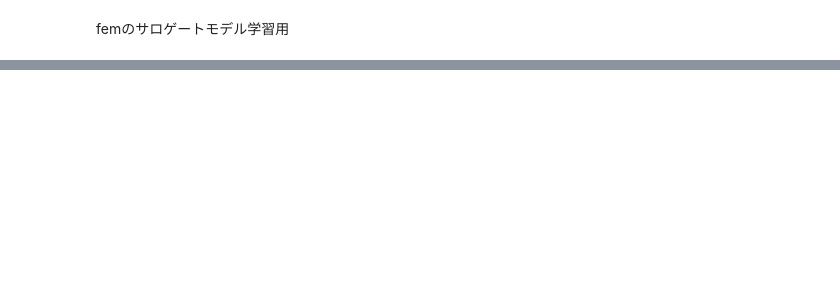
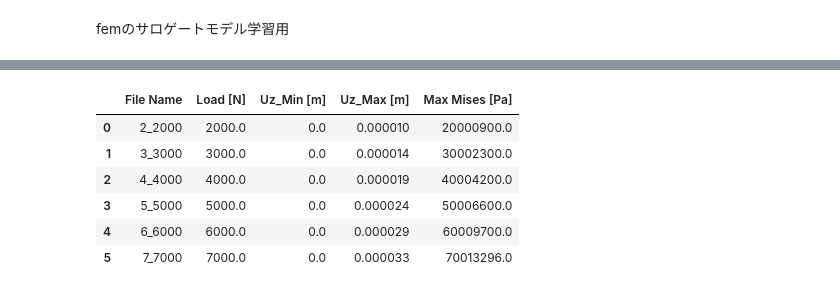
Before and after one commit to WOCae/R211, a Jupyter notebook: R211.ipynb, the cells around one changed output, grey strips where cells are left out. Drawn from its saved outputs; the diff is of its cells as text; code cells hidden in the pictures; blank space fills up the shorter version.

```diff
--- a/R211.ipynb
+++ b/R211.ipynb
@@ -102 +76,12 @@ Grid size: 24x24x24
+# %%
+import pyvista as pv
+import numpy as np
+
+def load_case(vtu_path):
+    """1つのVTUファイルから節点座標, 変位, ミーゼス応力を読み込む"""
+    mesh = pv.read(vtu_path)
+    pts = mesh.points.astype(np.float32)
+    disp = mesh.point_data["Displacement"].astype(np.float32)
+    mises = mesh.point_data["von Mises Stress"].astype(np.float32)
+    return pts, disp, mises
 # %%
@@ -246 +162,30 @@ Tensor Shapes:
+# %%
+import pandas as pd
+
+data_summary = []
+
+for vtu_path in vtu_files:
+    stem = os.path.splitext(os.path.basename(vtu_path))[0]
+    _, load_str = stem.split("_", 1)
+    load_val = float(load_str)
+    pts, disp, mises = load_case(vtu_path)
+    summary = {
+        "File Name": stem,
+        "Load [N]": load_val,
+        "Uz_Min [m]": np.min(disp[:, 2]),
+        "Uz_Max [m]": np.max(disp[:, 2]),
+        "Max Mises [Pa]": np.max(mises)
+    }
+    data_summary.append(summary)
+
+df_train = pd.DataFrame(data_summary)
+display(df_train)
+# %% [output]
+|  | File Name | Load [N] | Uz_Min [m] | Uz_Max [m] | Max Mises [Pa] |
+| 0 | 2_2000 | 2000.0 | 0.0 | 0.000010 | 20000900.0 |
+| 1 | 3_3000 | 3000.0 | 0.0 | 0.000014 | 30002300.0 |
+| 2 | 4_4000 | 4000.0 | 0.0 | 0.000019 | 40004200.0 |
+| 3 | 5_5000 | 5000.0 | 0.0 | 0.000024 | 50006600.0 |
+| 4 | 6_6000 | 6000.0 | 0.0 | 0.000029 | 60009700.0 |
+| 5 | 7_7000 | 7000.0 | 0.0 | 0.000033 | 70013296.0 |
 # %%
```
Also changed, not shown: parts of 10 cells of this notebook.
